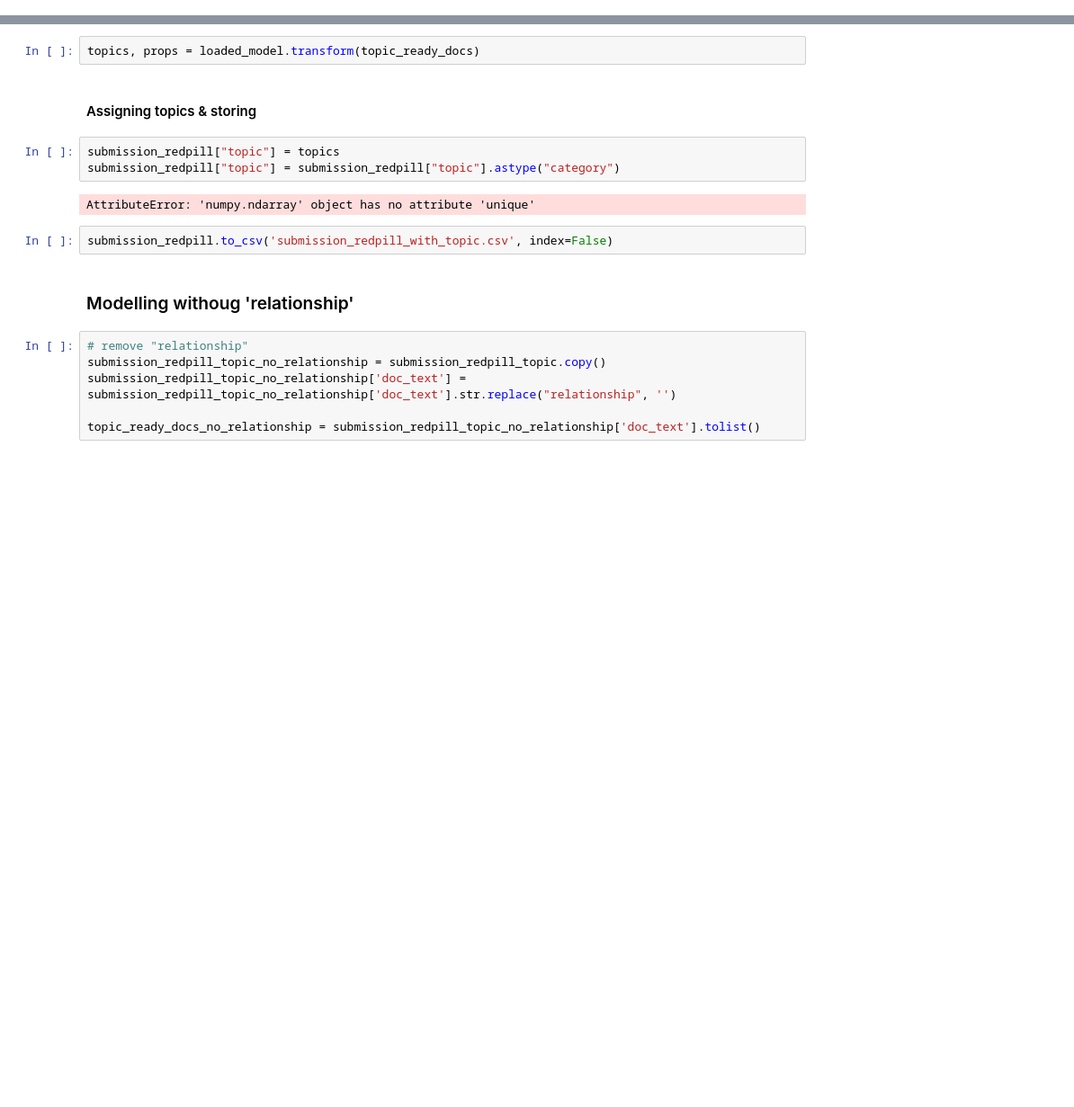
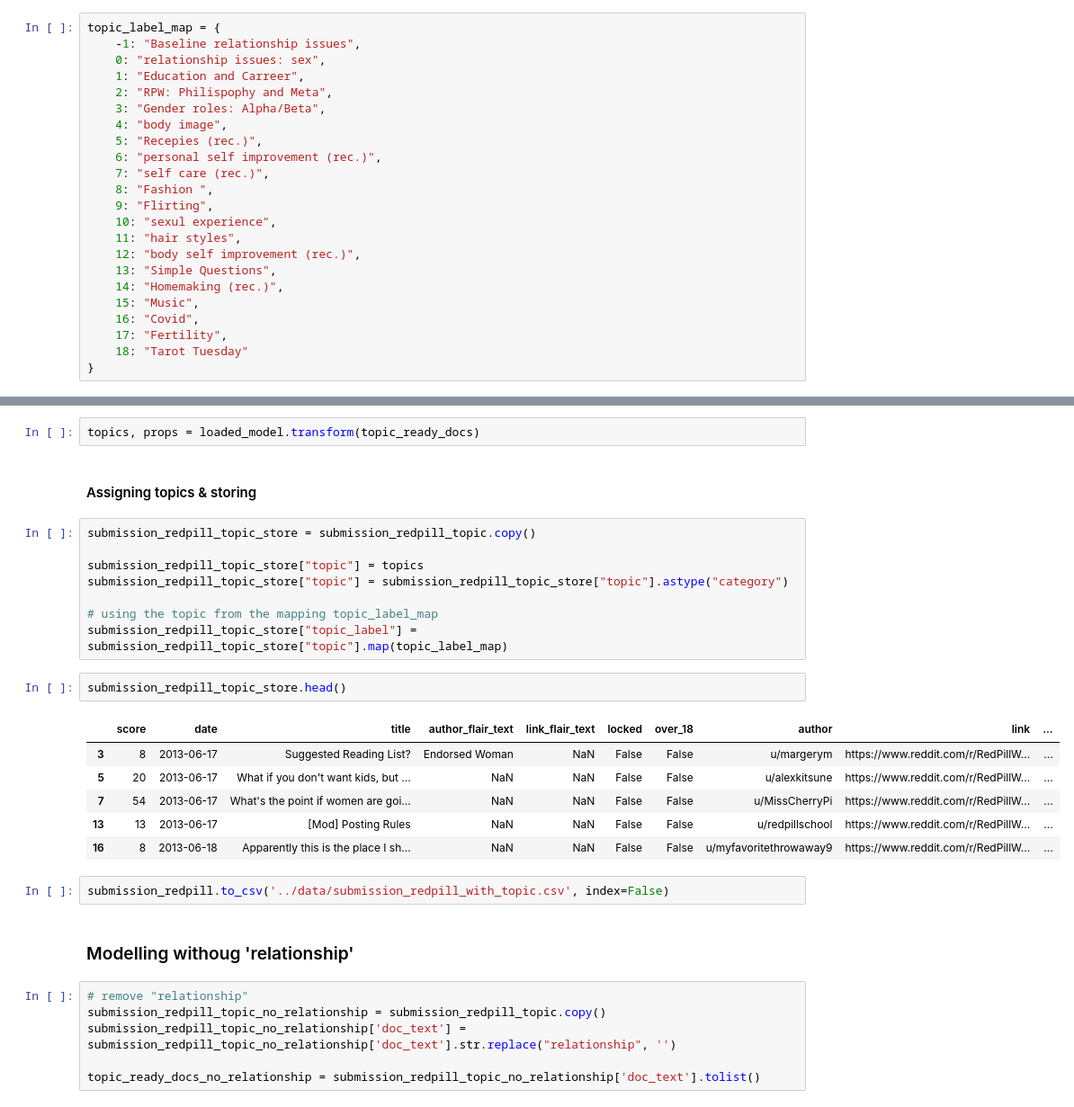
Before and after one commit to MisterXY89/redpillwomen, a Jupyter notebook: src/data_exploration.ipynb, the cells around one changed output, grey strips where cells are left out. Shown: that part at 90% size. Drawn from its saved outputs; the diff is of its cells as text; blank space fills up the shorter version.

```diff
--- a/src/data_exploration.ipynb
+++ b/src/data_exploration.ipynb
@@ -388,0 +369,23 @@ topic_model.set_topic_labels({
+# %%
+topic_label_map = {
+    -1: "Baseline relationship issues",
+    0: "relationship issues: sex",
+    1: "Education and Carreer",
+    2: "RPW: Philispophy and Meta",
+    3: "Gender roles: Alpha/Beta",
+    4: "body image",
+    5: "Recepies (rec.)",
+    6: "personal self improvement (rec.)",
+    7: "self care (rec.)",
+    8: "Fashion ",
+    9: "Flirting",
+    10: "sexul experience",
+    11: "hair styles",
+    12: "body self improvement (rec.)",
+    13: "Simple Questions",
+    14: "Homemaking (rec.)",
+    15: "Music",
+    16: "Covid",
+    17: "Fertility",
+    18: "Tarot Tuesday"
+}
@@ -445,13 +450,25 @@ loaded_model = BERTopic.load("../models/redPillSubmissions-20")
 topics, props = loaded_model.transform(topic_ready_docs)
 # %% [markdown]
 #### Assigning topics & storing
-# %%
-submission_redpill["topic"] = topics
-submission_redpill["topic"] = submission_redpill["topic"].astype("category")
-# %% [output]
-AttributeError: 'numpy.ndarray' object has no attribute 'unique'
+# %%
+submission_redpill_topic_store = submission_redpill_topic.copy()
+
+submission_redpill_topic_store["topic"] = topics
+submission_redpill_topic_store["topic"] = submission_redpill_topic_store["topic"].astype("category")
+
+# using the topic from the mapping topic_label_map
+submission_redpill_topic_store["topic_label"] = submission_redpill_topic_store["topic"].map(topic_label_map)
+# %%
+submission_redpill_topic_store.head()
+# %% [output]
+|  | score | date | title | author_flair_text | link_flair_text | locked | over_18 | author | link | ... |
+| 3 | 8 | 2013-06-17 | Suggested Reading List? | Endorsed Woman | NaN | False | False | u/margerym | https://www.reddit.com/r/RedPillW... | ... |
+| 5 | 20 | 2013-06-17 | What if you don't want kids, but ... | NaN | NaN | False | False | u/alexkitsune | https://www.reddit.com/r/RedPillW... | ... |
+| 7 | 54 | 2013-06-17 | What's the point if women are goi... | NaN | NaN | False | False | u/MissCherryPi | https://www.reddit.com/r/RedPillW... | ... |
+| 13 | 13 | 2013-06-17 | [Mod] Posting Rules | NaN | NaN | False | False | u/redpillschool | https://www.reddit.com/r/RedPillW... | ... |
+| 16 | 8 | 2013-06-18 | Apparently this is the place I sh... | NaN | NaN | False | False | u/myfavoritethrowaway9 | https://www.reddit.com/r/RedPillW... | ... |
 # %%
-submission_redpill.to_csv('submission_redpill_with_topic.csv', index=False)
+submission_redpill.to_csv('../data/submission_redpill_with_topic.csv', index=False)
 # %% [markdown]
 ### Modelling withoug 'relationship'
 # %%
```
Also changed, not shown: parts of 4 cells of this notebook.
